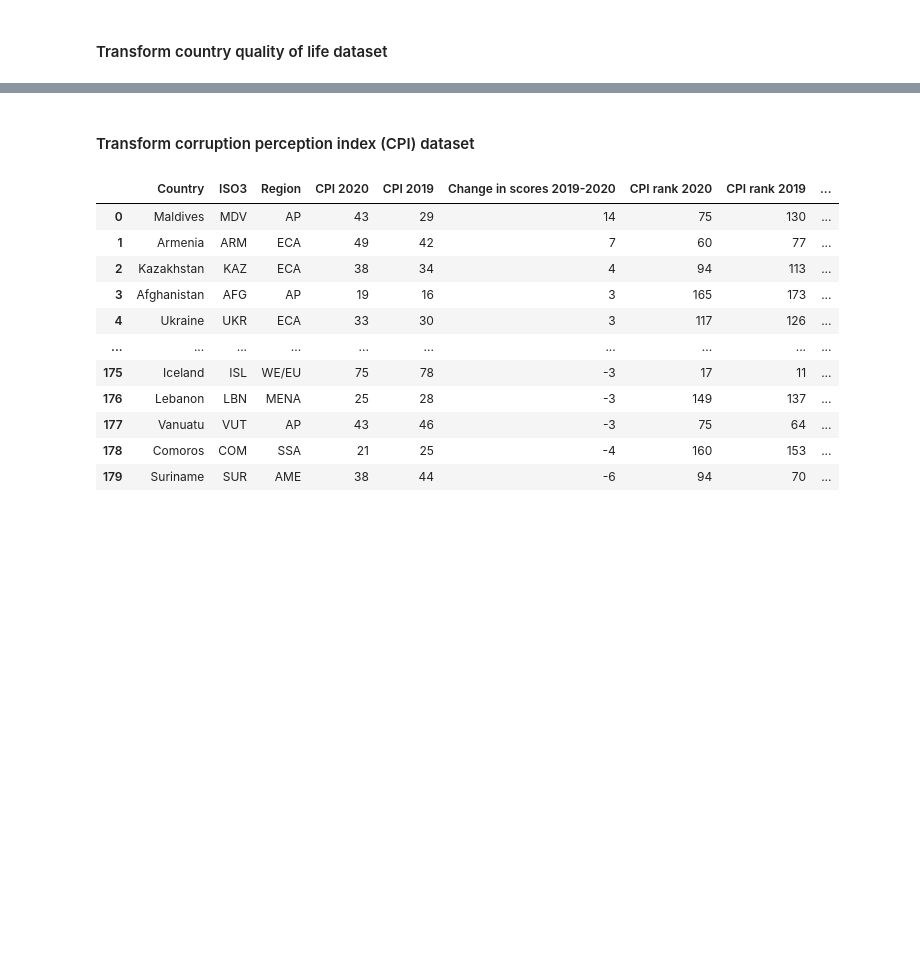
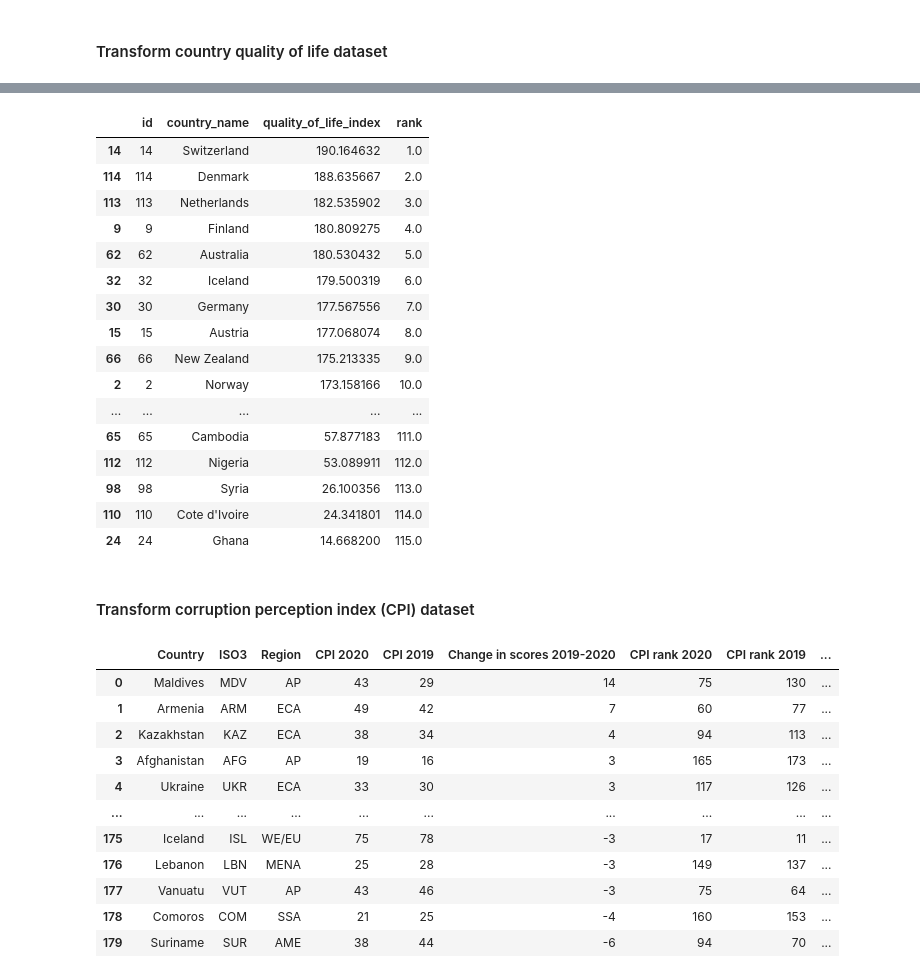
Before and after one commit to nickchuasl/Group_5_ETL_project2, a Jupyter notebook: Group_5_ETL_Project_2.ipynb, the cells around one changed output, grey strips where cells are left out. Cells and saved outputs as stored; diff of their text form; code cells hidden in the pictures; blank space fills up the shorter version.

```diff
--- a/Group_5_ETL_Project_2.ipynb
+++ b/Group_5_ETL_Project_2.ipynb
@@ -37,0 +45,3 @@ country_qol_df
+# %%
+#rename country names to more common names by manual searching
+country_qol_df['country_name']= country_qol_df['country_name'].replace(['United States of America', "People's Republic of China", 'Kingdom of the Netherlands','Danish Realm'], ['United States', 'China', 'Netherlands','Denmark'])
@@ -38,3 +69,28 @@ country_qol_df
+# %%
+#Provide dataset with ranking
+country_qol_df['rank'] = country_qol_df['quality_of_life_index'].rank(method='max', ascending =False)
+# %%
+#Sort value by rank (i.e. highest to lowest quality of life)
+country_qol_df = country_qol_df.sort_values(by=['rank'])
+country_qol_df
+# %% [output]
+|  | id | country_name | quality_of_life_index | rank |
+| 14 | 14 | Switzerland | 190.164632 | 1.0 |
+| 114 | 114 | Denmark | 188.635667 | 2.0 |
+| 113 | 113 | Netherlands | 182.535902 | 3.0 |
+| 9 | 9 | Finland | 180.809275 | 4.0 |
+| 62 | 62 | Australia | 180.530432 | 5.0 |
+| 32 | 32 | Iceland | 179.500319 | 6.0 |
+| 30 | 30 | Germany | 177.567556 | 7.0 |
+| 15 | 15 | Austria | 177.068074 | 8.0 |
+| 66 | 66 | New Zealand | 175.213335 | 9.0 |
+| 2 | 2 | Norway | 173.158166 | 10.0 |
+| ... | ... | ... | ... | ... |
+| 65 | 65 | Cambodia | 57.877183 | 111.0 |
+| 112 | 112 | Nigeria | 53.089911 | 112.0 |
+| 98 | 98 | Syria | 26.100356 | 113.0 |
+| 110 | 110 | Cote d'Ivoire | 24.341801 | 114.0 |
+| 24 | 24 | Ghana | 14.668200 | 115.0 |
 # %% [markdown]
 #### Transform corruption perception index (CPI) dataset
 # %%
```
Also changed, not shown: parts of 38 cells of this notebook.
